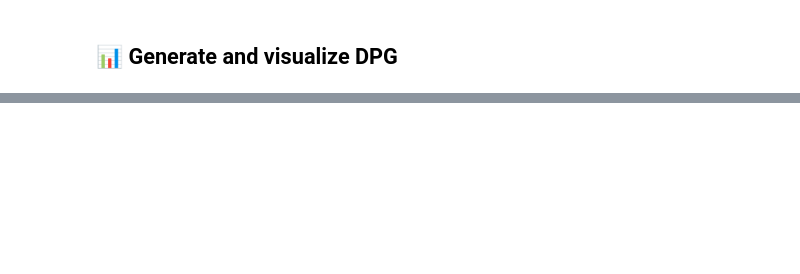
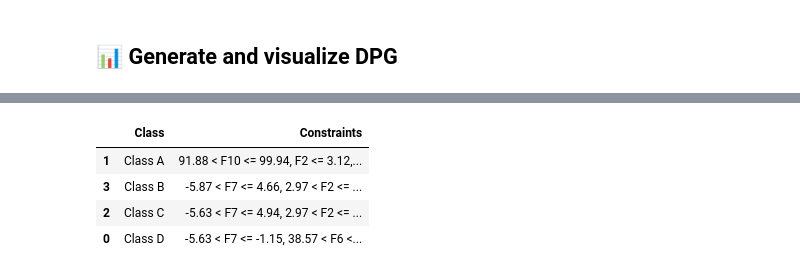
Before and after one commit to LeonardoArrighi/DPG, a Jupyter notebook: examples/example_dpg_notebook.ipynb, the cells around one changed output, grey strips where cells are left out. Cells and saved outputs as stored; diff of their text form; code cells hidden in the pictures; blank space fills up the shorter version.

```diff
--- a/examples/example_dpg_notebook.ipynb
+++ b/examples/example_dpg_notebook.ipynb
@@ -43,0 +83,36 @@ plot_dpg("dpg_output.png", dot, df_nodes, dpg_metrics, save_dir="../datasets", c
+# %%
+import pandas as pd
+
+rows = []
+for group in dpg_metrics["Communities"]:
+    class_name = [s for s in group if s.startswith("Class")][0]
+    predicates = group - {class_name}
+    for pred in predicates:
+        rows.append({"Class": class_name, "Predicate": pred})
+
+df = pd.DataFrame(rows)
+
+# Group predicates by class
+grouped_df = df.groupby("Class")["Predicate"].apply(lambda x: ", ".join(sorted(x))).reset_index()
+grouped_df
+# %%
+import pandas as pd
+
+# Assuming dpg_metrics is already defined and contains "Class Bounds"
+class_bounds = dpg_metrics.get("Class Bounds", {})
+
+# Convert to DataFrame: one row per class with constraints joined
+df_bounds = pd.DataFrame([
+    {"Class": class_name, "Constraints": ", ".join(sorted(bounds))}
+    for class_name, bounds in class_bounds.items()
+])
+
+# Optional: sort alphabetically by class name
+df_bounds = df_bounds.sort_values("Class")
+df_bounds
+# %% [output]
+|  | Class | Constraints |
+| 1 | Class A | 91.88 < F10 <= 99.94, F2 <= 3.12,... |
+| 3 | Class B | -5.87 < F7 <= 4.66, 2.97 < F2 <= ... |
+| 2 | Class C | -5.63 < F7 <= 4.94, 2.97 < F2 <= ... |
+| 0 | Class D | -5.63 < F7 <= -1.15, 38.57 < F6 <... |
```
Also changed, not shown: parts of 6 cells of this notebook.
